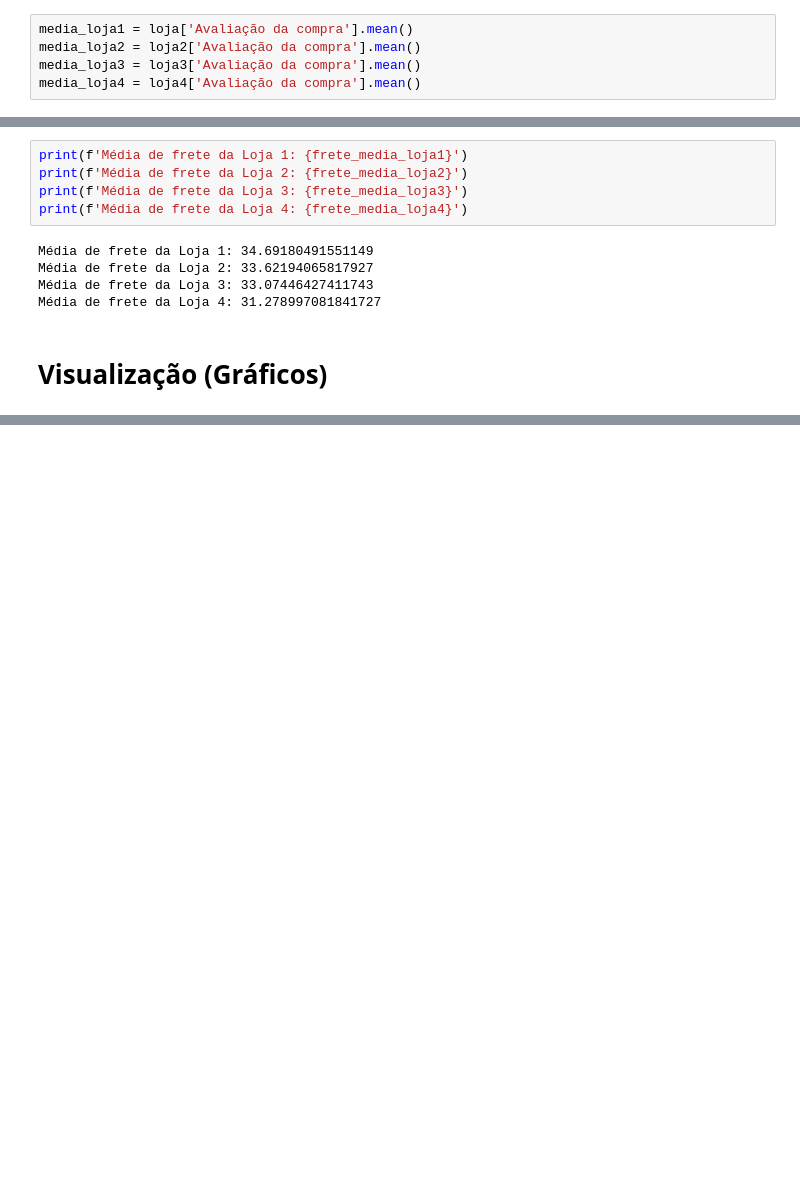
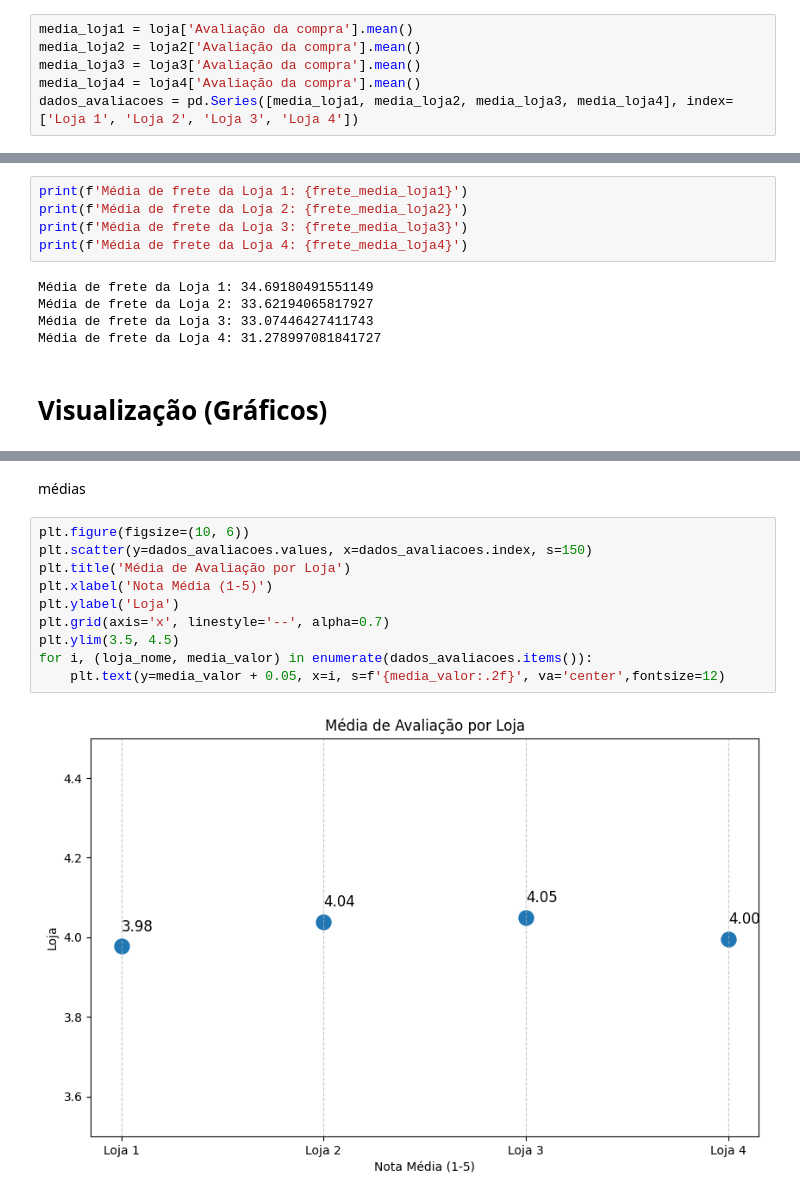
Before and after one commit to tama9-ball/challenge-alura-store, a Jupyter notebook: AluraStoreBrasil.ipynb, the cells around one changed output, grey strips where cells are left out. Saved outputs shown, nothing was run; the diff lists cells and outputs as text; blank space fills up the shorter version.

```diff
--- a/AluraStoreBrasil.ipynb
+++ b/AluraStoreBrasil.ipynb
@@ -79,6 +86,7 @@ media_loja1 = loja['Avaliação da compra'].mean()
 media_loja2 = loja2['Avaliação da compra'].mean()
 media_loja3 = loja3['Avaliação da compra'].mean()
 media_loja4 = loja4['Avaliação da compra'].mean()
+dados_avaliacoes = pd.Series([media_loja1, media_loja2, media_loja3, media_loja4], index=['Loja 1', 'Loja 2', 'Loja 3', 'Loja 4'])
 # %%
 print(f'Média de avaliações da Loja 1: {media_loja1}')
 print(f'Média de avaliações da Loja 2: {media_loja2}')
@@ -156,0 +195,14 @@ Média de frete da Loja 4: 31.278997081841727
+# %% [markdown]
+médias
+# %%
+plt.figure(figsize=(10, 6))
+plt.scatter(y=dados_avaliacoes.values, x=dados_avaliacoes.index, s=150)
+plt.title('Média de Avaliação por Loja')
+plt.xlabel('Nota Média (1-5)')
+plt.ylabel('Loja')
+plt.grid(axis='x', linestyle='--', alpha=0.7)
+plt.ylim(3.5, 4.5)
+for i, (loja_nome, media_valor) in enumerate(dados_avaliacoes.items()):
+    plt.text(y=media_valor + 0.05, x=i, s=f'{media_valor:.2f}', va='center',fontsize=12)
+# %% [output]
+[figure, added]
```
Also changed, not shown: parts of 11 cells of this notebook.
